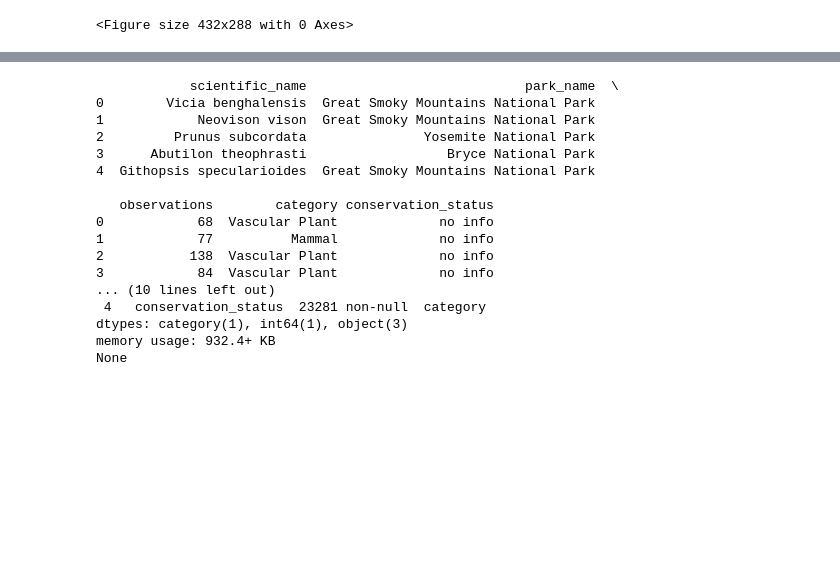
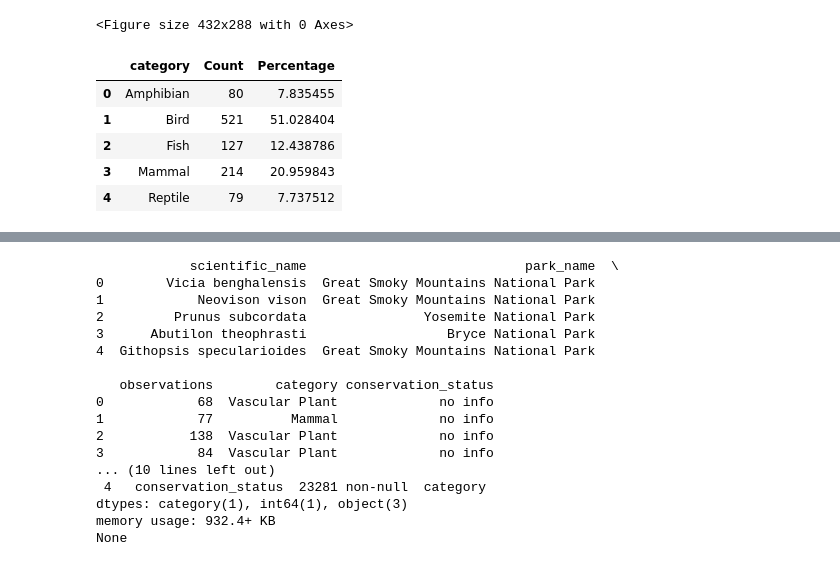
Before and after one commit to R0go/BioDiversity, a Jupyter notebook: biodiversity.ipynb, the cells around one changed output, grey strips where cells are left out. Cells and saved outputs as stored; diff of their text form; code cells hidden in the pictures; blank space fills up the shorter version.

```diff
--- a/biodiversity.ipynb
+++ b/biodiversity.ipynb
@@ -198,3 +197,15 @@ plt.clf()
 # %% [output]
 [figure]
 <Figure size 432x288 with 0 Axes>
+# %%
+species_grouping_animals = species_info[species_info.Kingdom =='Animal'].groupby('category').size().reset_index()
+species_grouping_animals.columns= ['category', 'Count']
+species_grouping_animals['Percentage'] = species_grouping_animals.Count / species_info[species_info.Kingdom =='Animal'].shape[0] * 100
+species_grouping_animals
+# %% [output]
+|  | category | Count | Percentage |
+| 0 | Amphibian | 80 | 7.835455 |
+| 1 | Bird | 521 | 51.028404 |
+| 2 | Fish | 127 | 12.438786 |
+| 3 | Mammal | 214 | 20.959843 |
+| 4 | Reptile | 79 | 7.737512 |
```
Also changed, not shown: parts of 6 cells of this notebook.
